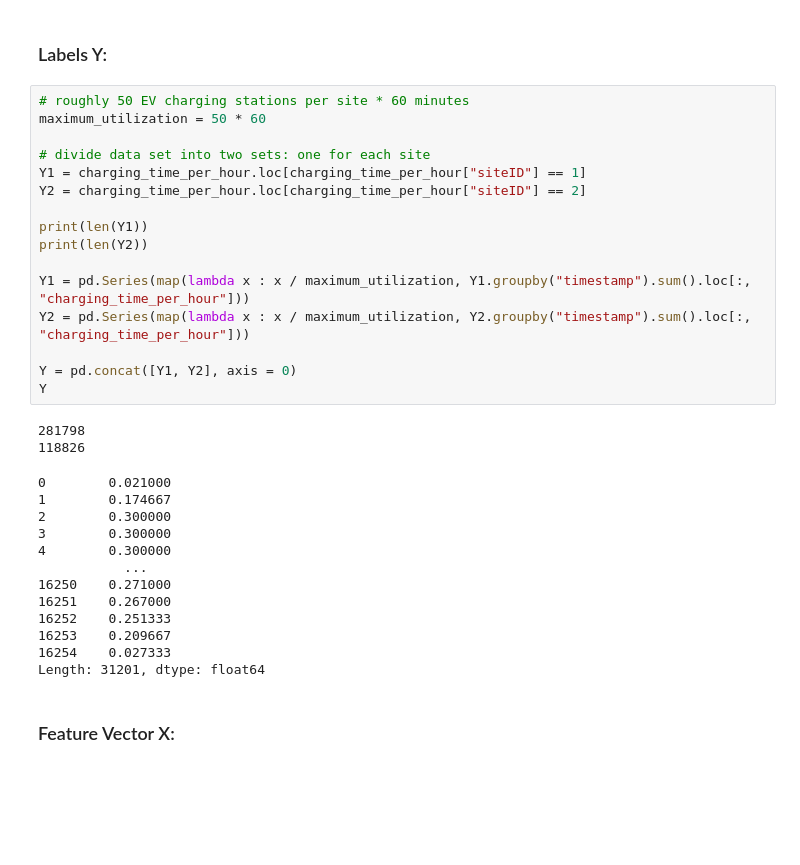
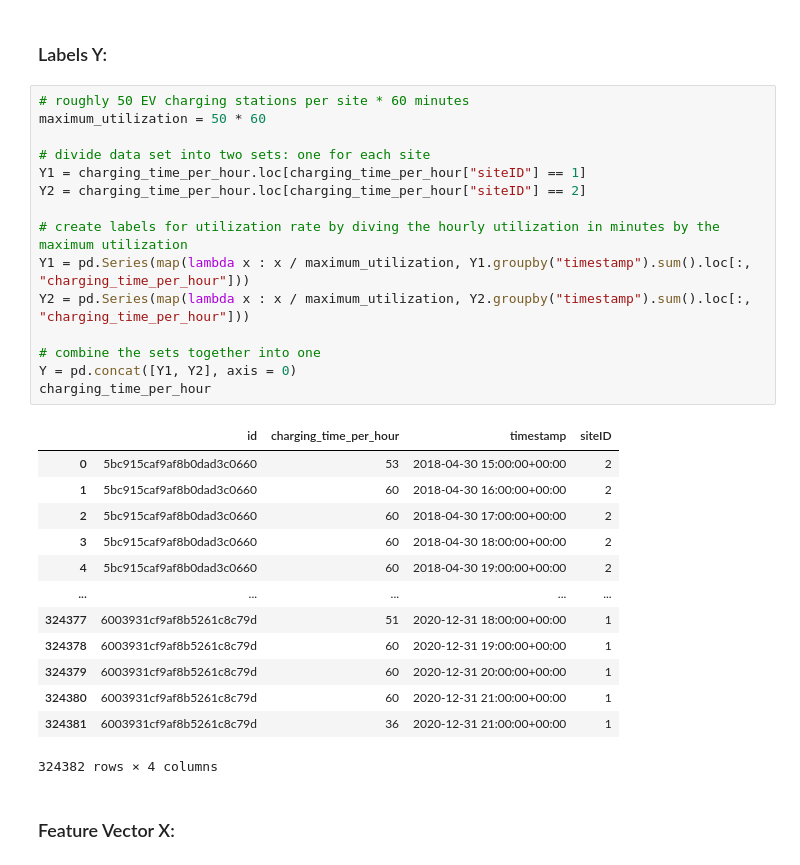
Before and after one commit to S0PEX/AA_Team_9_WS23, a Jupyter notebook: prediction_models.ipynb, the cells around one changed output. Saved outputs shown, nothing was run; the diff lists cells and outputs as text; blank space fills up the shorter version.

```diff
--- a/prediction_models.ipynb
+++ b/prediction_models.ipynb
@@ -132,34 +142,32 @@ charging_time_per_hour.loc[:, "timestamp"] = charging_time_per_hour.loc[:, "time
 # %%
 # roughly 50 EV charging stations per site * 60 minutes
 maximum_utilization = 50 * 60
 
 # divide data set into two sets: one for each site
 Y1 = charging_time_per_hour.loc[charging_time_per_hour["siteID"] == 1]
 Y2 = charging_time_per_hour.loc[charging_time_per_hour["siteID"] == 2]
 
-print(len(Y1))
-print(len(Y2))
-
+# create labels for utilization rate by diving the hourly utilization in minutes by the maximum utilization
 Y1 = pd.Series(map(lambda x : x / maximum_utilization, Y1.groupby("timestamp").sum().loc[:, "charging_time_per_hour"]))
 Y2 = pd.Series(map(lambda x : x / maximum_utilization, Y2.groupby("timestamp").sum().loc[:, "charging_time_per_hour"]))
 
+# combine the sets together into one
 Y = pd.concat([Y1, Y2], axis = 0)
-Y
+charging_time_per_hour
 # %% [output]
+|  | id | charging_time_per_hour | timestamp | siteID |
+| 0 | 5bc915caf9af8b0dad3c0660 | 53 | 2018-04-30 15:00:00+00:00 | 2 |
+| 1 | 5bc915caf9af8b0dad3c0660 | 60 | 2018-04-30 16:00:00+00:00 | 2 |
+| 2 | 5bc915caf9af8b0dad3c0660 | 60 | 2018-04-30 17:00:00+00:00 | 2 |
+| 3 | 5bc915caf9af8b0dad3c0660 | 60 | 2018-04-30 18:00:00+00:00 | 2 |
+| 4 | 5bc915caf9af8b0dad3c0660 | 60 | 2018-04-30 19:00:00+00:00 | 2 |
+| ... | ... | ... | ... | ... |
+| 324377 | 6003931cf9af8b5261c8c79d | 51 | 2020-12-31 18:00:00+00:00 | 1 |
+| 324378 | 6003931cf9af8b5261c8c79d | 60 | 2020-12-31 19:00:00+00:00 | 1 |
+| 324379 | 6003931cf9af8b5261c8c79d | 60 | 2020-12-31 20:00:00+00:00 | 1 |
+| 324380 | 6003931cf9af8b5261c8c79d | 60 | 2020-12-31 21:00:00+00:00 | 1 |
+| 324381 | 6003931cf9af8b5261c8c79d | 36 | 2020-12-31 21:00:00+00:00 | 1 |
-281798
-118826
+324382 rows × 4 columns
-0        0.021000
-1        0.174667
-2        0.300000
-3        0.300000
-4        0.300000
-           ...
-16250    0.271000
-16251    0.267000
-16252    0.251333
-16253    0.209667
-16254    0.027333
-Length: 31201, dtype: float64
 # %% [markdown]
 ### Feature Vector X:
 # %%
```
Also changed, not shown: parts of 19 cells of this notebook.
